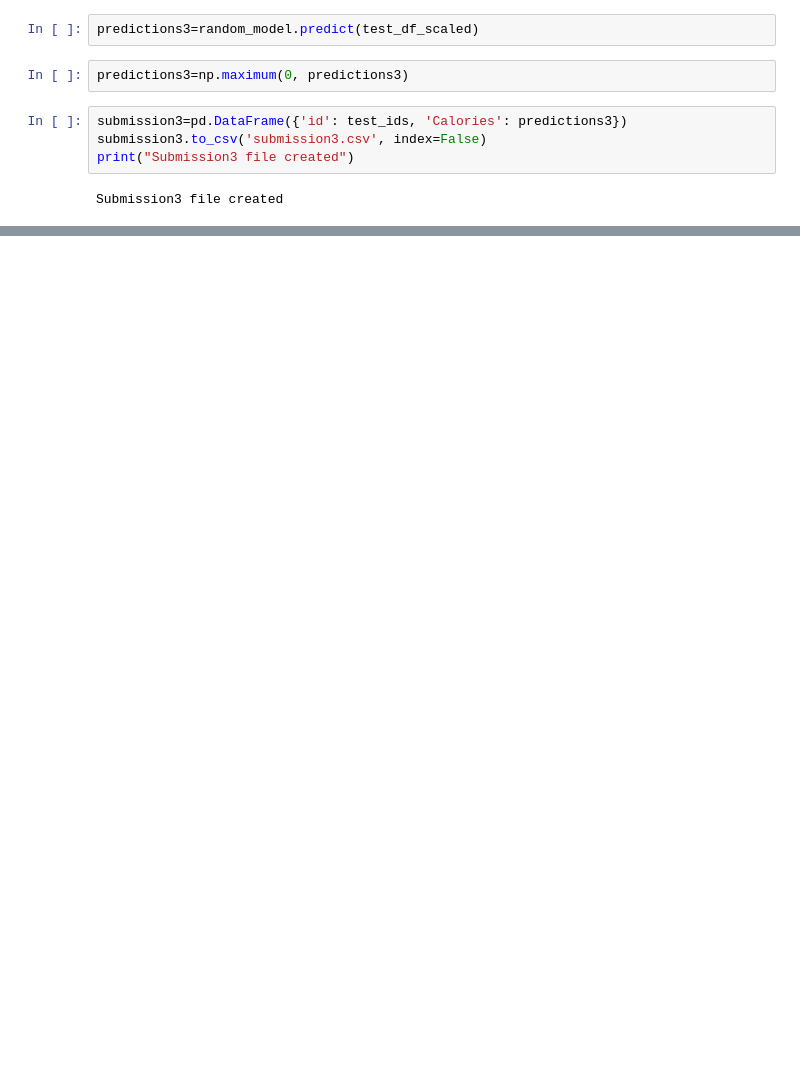
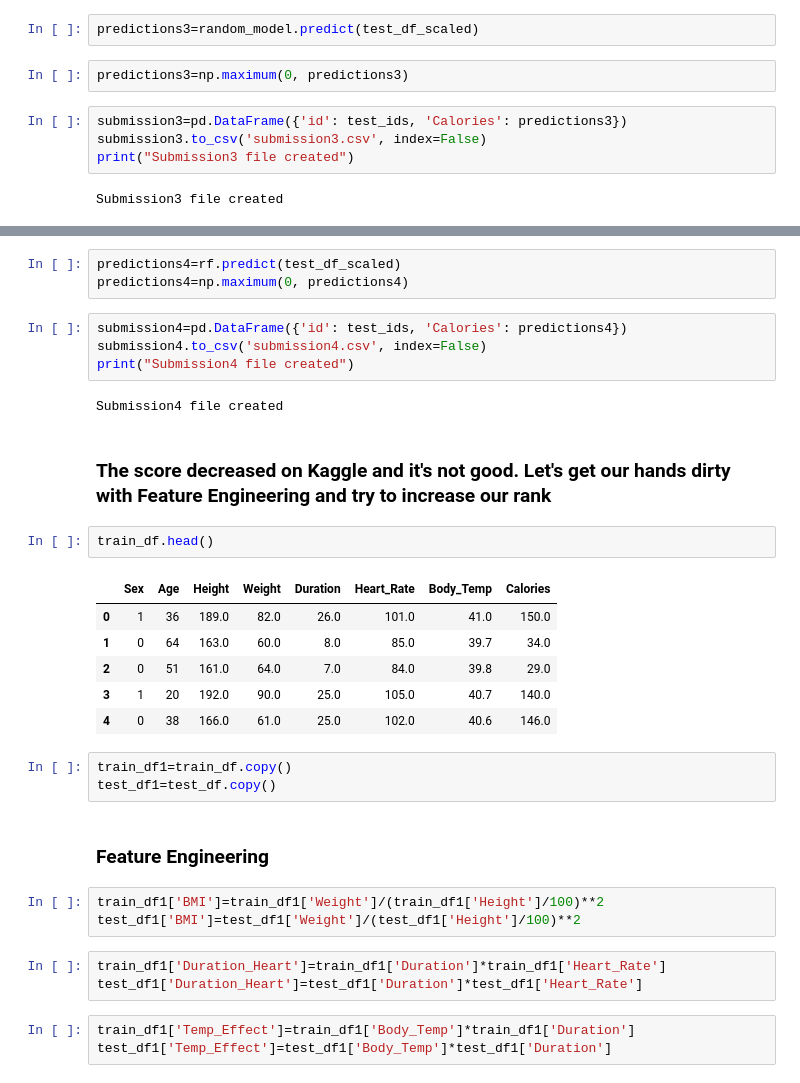
Before and after one commit to Jaggi0504/Kaggle-Calorie-Burn-Prediction, a Jupyter notebook: predict-calorie.ipynb, the cells around one changed output, grey strips where cells are left out. Drawn from its saved outputs; the diff is of its cells as text; blank space fills up the shorter version.

```diff
--- a/predict-calorie.ipynb
+++ b/predict-calorie.ipynb
@@ -293,0 +347,34 @@ Submission3 file created
+# %%
+predictions4=rf.predict(test_df_scaled)
+predictions4=np.maximum(0, predictions4)
+# %%
+submission4=pd.DataFrame({'id': test_ids, 'Calories': predictions4})
+submission4.to_csv('submission4.csv', index=False)
+print("Submission4 file created")
+# %% [output]
+Submission4 file created
+# %% [markdown]
+### The score decreased on Kaggle and it's not good. Let's get our hands dirty with Feature Engineering and try to increase our rank
+# %%
+train_df.head()
+# %% [output]
+|  | Sex | Age | Height | Weight | Duration | Heart_Rate | Body_Temp | Calories |
+| 0 | 1 | 36 | 189.0 | 82.0 | 26.0 | 101.0 | 41.0 | 150.0 |
+| 1 | 0 | 64 | 163.0 | 60.0 | 8.0 | 85.0 | 39.7 | 34.0 |
+| 2 | 0 | 51 | 161.0 | 64.0 | 7.0 | 84.0 | 39.8 | 29.0 |
+| 3 | 1 | 20 | 192.0 | 90.0 | 25.0 | 105.0 | 40.7 | 140.0 |
+| 4 | 0 | 38 | 166.0 | 61.0 | 25.0 | 102.0 | 40.6 | 146.0 |
+# %%
+train_df1=train_df.copy()
+test_df1=test_df.copy()
+# %% [markdown]
+### Feature Engineering
+# %%
+train_df1['BMI']=train_df1['Weight']/(train_df1['Height']/100)**2
+test_df1['BMI']=test_df1['Weight']/(test_df1['Height']/100)**2
+# %%
+train_df1['Duration_Heart']=train_df1['Duration']*train_df1['Heart_Rate']
+test_df1['Duration_Heart']=test_df1['Duration']*test_df1['Heart_Rate']
+# %%
+train_df1['Temp_Effect']=train_df1['Body_Temp']*train_df1['Duration']
+test_df1['Temp_Effect']=test_df1['Body_Temp']*test_df1['Duration']
```
Also changed, not shown: parts of 22 cells of this notebook, 4 other files.
